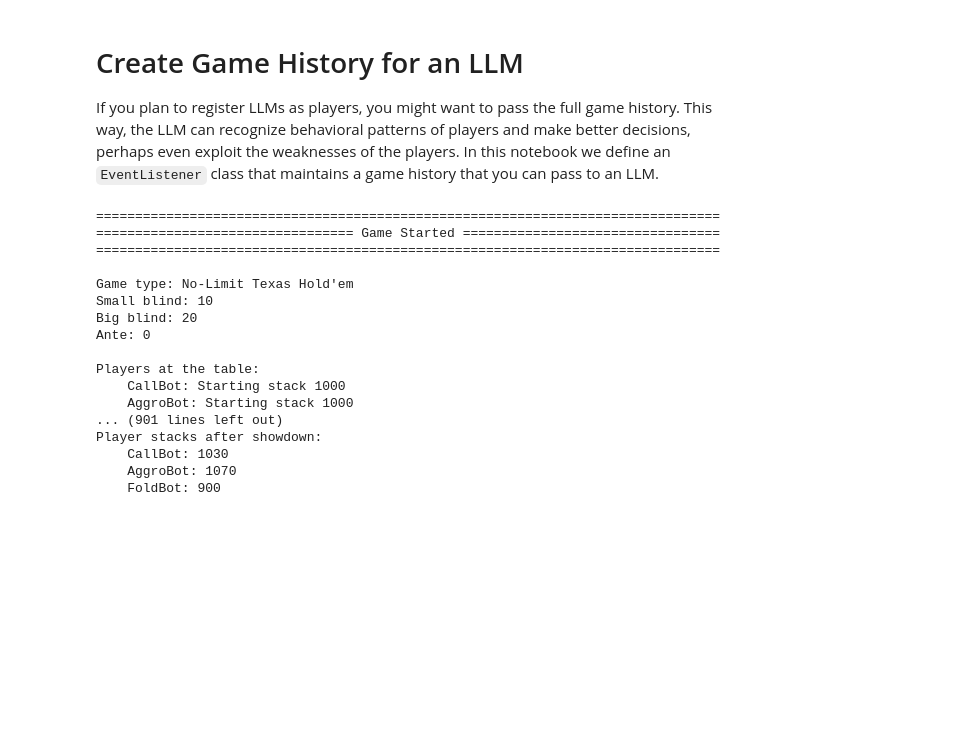
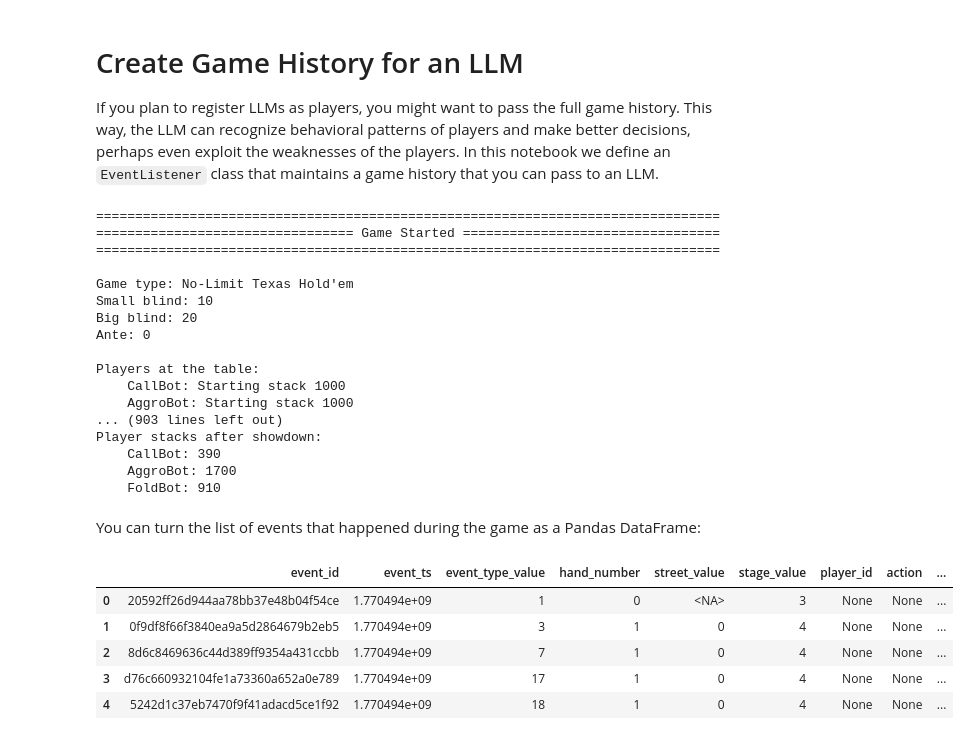
Before and after one commit to BALOGHBence/maverick, a Jupyter notebook: docs/source/examples/game_history_for_llm.ipynb, the cells around one changed output. Drawn from its saved outputs; the diff is of its cells as text; code cells hidden in the pictures; blank space fills up the shorter version.

Commit message:
docs: add example for turning events into a Pandas dataframe

```diff
--- a/docs/source/examples/game_history_for_llm.ipynb
+++ b/docs/source/examples/game_history_for_llm.ipynb
@@ -20,6 +20,7 @@ class EventListener:
         self.events = []
         self.id_to_player = {}
         self.max_line_length = 80
+        self.dump = []
 
         self.listen(game)
 
@@ -75,6 +76,8 @@ class EventListener:
 
     def _handle_event(self, event: GameEvent, game: Game) -> None:
         """Count each type of event."""
+        self.dump.append(event.model_dump(mode="json"))
+
         hand_number = game.state.hand_number
 
         match event.type:
@@ -229,8 +232,54 @@ Ante: 0
 Players at the table:
     CallBot: Starting stack 1000
     AggroBot: Starting stack 1000
-... (901 lines left out)
+... (903 lines left out)
 Player stacks after showdown:
-    CallBot: 1030
-    AggroBot: 1070
-    FoldBot: 900
+    CallBot: 390
+    AggroBot: 1700
+    FoldBot: 910
+# %% [markdown]
+You can turn the list of events that happened during the game as a Pandas DataFrame:
+# %%
+import uuid
+import pandas as pd
+from maverick import Street, GameEventType, GameStage
+
+df = pd.DataFrame(event_listener.dump)
+df["street"] = pd.to_numeric(df["street"], errors="coerce").astype("UInt8")
+df["stage"] = pd.to_numeric(df["stage"], errors="coerce").astype("UInt8")
+df["hand_number"] = pd.to_numeric(df["hand_number"], errors="coerce").astype("UInt8")
+df.rename(
+    columns={
+        "type": "event_type_value",
+        "stage": "stage_value",
+        "street": "street_value",
+        "ts": "event_ts",
+        "id": "event_id",
+    },
+    inplace=True,
+)
+
+# Map enum values to names for better readability
+street_map = {s.value: s.name for s in Street}
+df["street_name"] = df["street_value"].map(street_map)
+
+# Map enum values to names for better readability
+event_type_map = {e.value: e.name for e in GameEventType}
+df["event_type_name"] = df["event_type_value"].map(event_type_map)
+
+# Map enum values to names for better readability
+game_stage_map = {s.value: s.name for s in GameStage}
+df["game_stage_name"] = df["stage_value"].map(game_stage_map)
+
+# Add a unique game_id to group events from the same game together
+game_id = uuid.uuid4().hex
+df["game_id"] = game_id
+
+df.head()
+# %% [output]
+|  | event_id | event_ts | event_type_value | hand_number | street_value | stage_value | player_id | action | ... |
+| 0 | 20592ff26d944aa78bb37e48b04f54ce | 1.770494e+09 | 1 | 0 | <NA> | 3 | None | None | ... |
+| 1 | 0f9df8f66f3840ea9a5d2864679b2eb5 | 1.770494e+09 | 3 | 1 | 0 | 4 | None | None | ... |
+| 2 | 8d6c8469636c44d389ff9354a431ccbb | 1.770494e+09 | 7 | 1 | 0 | 4 | None | None | ... |
+| 3 | d76c660932104fe1a73360a652a0e789 | 1.770494e+09 | 17 | 1 | 0 | 4 | None | None | ... |
+| 4 | 5242d1c37eb7470f9f41adacd5ce1f92 | 1.770494e+09 | 18 | 1 | 0 | 4 | None | None | ... |
```
